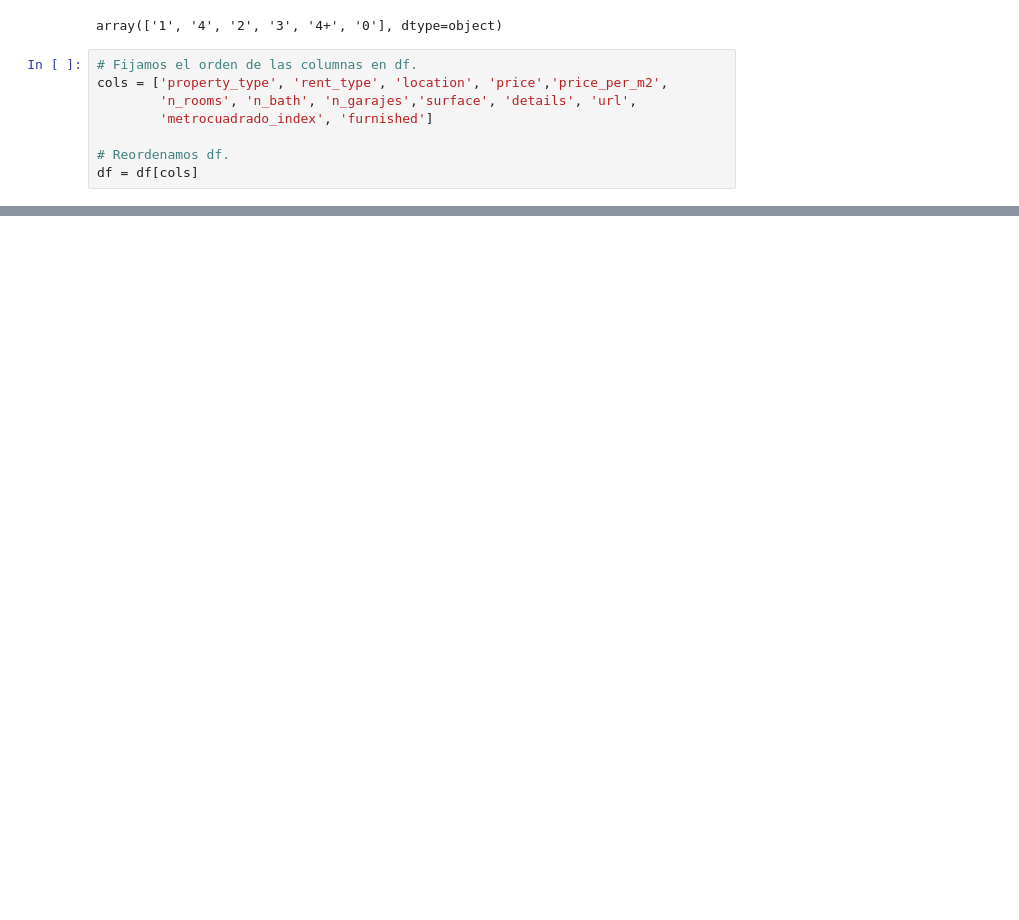
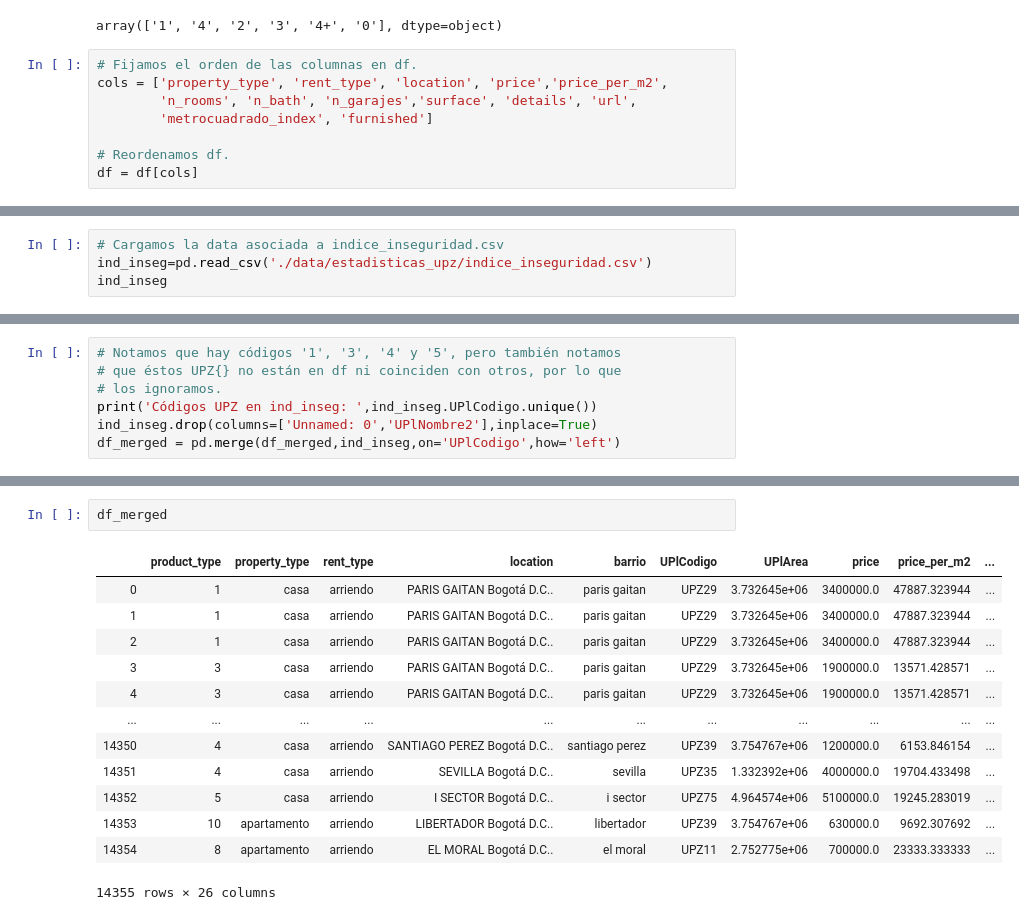
Before and after one commit to kurtwalsen/MA6202-Tarea-1, a Jupyter notebook: tarea1.ipynb, the cells around one changed output, grey strips where cells are left out. Cells and saved outputs as stored; diff of their text form; blank space fills up the shorter version.

```diff
--- a/tarea1.ipynb
+++ b/tarea1.ipynb
@@ -402,0 +705,4 @@ df
+# %%
+# Cargamos la data asociada a indice_inseguridad.csv
+ind_inseg=pd.read_csv('./data/estadisticas_upz/indice_inseguridad.csv')
+ind_inseg
@@ -402,0 +723,7 @@ df
+# %%
+# Notamos que hay códigos '1', '3', '4' y '5', pero también notamos
+# que éstos UPZ{} no están en df ni coinciden con otros, por lo que
+# los ignoramos.
+print('Códigos UPZ en ind_inseg: ',ind_inseg.UPlCodigo.unique())
+ind_inseg.drop(columns=['Unnamed: 0','UPlNombre2'],inplace=True)
+df_merged = pd.merge(df_merged,ind_inseg,on='UPlCodigo',how='left')
@@ -402,0 +744,16 @@ df
+# %%
+df_merged
+# %% [output]
+|  | product_type | property_type | rent_type | location | barrio | UPlCodigo | UPlArea | price | price_per_m2 | ... |
+| 0 | 1 | casa | arriendo | PARIS GAITAN Bogotá D.C.. | paris gaitan | UPZ29 | 3.732645e+06 | 3400000.0 | 47887.323944 | ... |
+| 1 | 1 | casa | arriendo | PARIS GAITAN Bogotá D.C.. | paris gaitan | UPZ29 | 3.732645e+06 | 3400000.0 | 47887.323944 | ... |
+| 2 | 1 | casa | arriendo | PARIS GAITAN Bogotá D.C.. | paris gaitan | UPZ29 | 3.732645e+06 | 3400000.0 | 47887.323944 | ... |
+| 3 | 3 | casa | arriendo | PARIS GAITAN Bogotá D.C.. | paris gaitan | UPZ29 | 3.732645e+06 | 1900000.0 | 13571.428571 | ... |
+| 4 | 3 | casa | arriendo | PARIS GAITAN Bogotá D.C.. | paris gaitan | UPZ29 | 3.732645e+06 | 1900000.0 | 13571.428571 | ... |
+| ... | ... | ... | ... | ... | ... | ... | ... | ... | ... | ... |
+| 14350 | 4 | casa | arriendo | SANTIAGO PEREZ Bogotá D.C.. | santiago perez | UPZ39 | 3.754767e+06 | 1200000.0 | 6153.846154 | ... |
+| 14351 | 4 | casa | arriendo | SEVILLA Bogotá D.C.. | sevilla | UPZ35 | 1.332392e+06 | 4000000.0 | 19704.433498 | ... |
+| 14352 | 5 | casa | arriendo | I SECTOR Bogotá D.C.. | i sector | UPZ75 | 4.964574e+06 | 5100000.0 | 19245.283019 | ... |
+| 14353 | 10 | apartamento | arriendo | LIBERTADOR Bogotá D.C.. | libertador | UPZ39 | 3.754767e+06 | 630000.0 | 9692.307692 | ... |
+| 14354 | 8 | apartamento | arriendo | EL MORAL Bogotá D.C.. | el moral | UPZ11 | 2.752775e+06 | 700000.0 | 23333.333333 | ... |
+14355 rows × 26 columns
```
Also changed, not shown: parts of 40 cells of this notebook.
